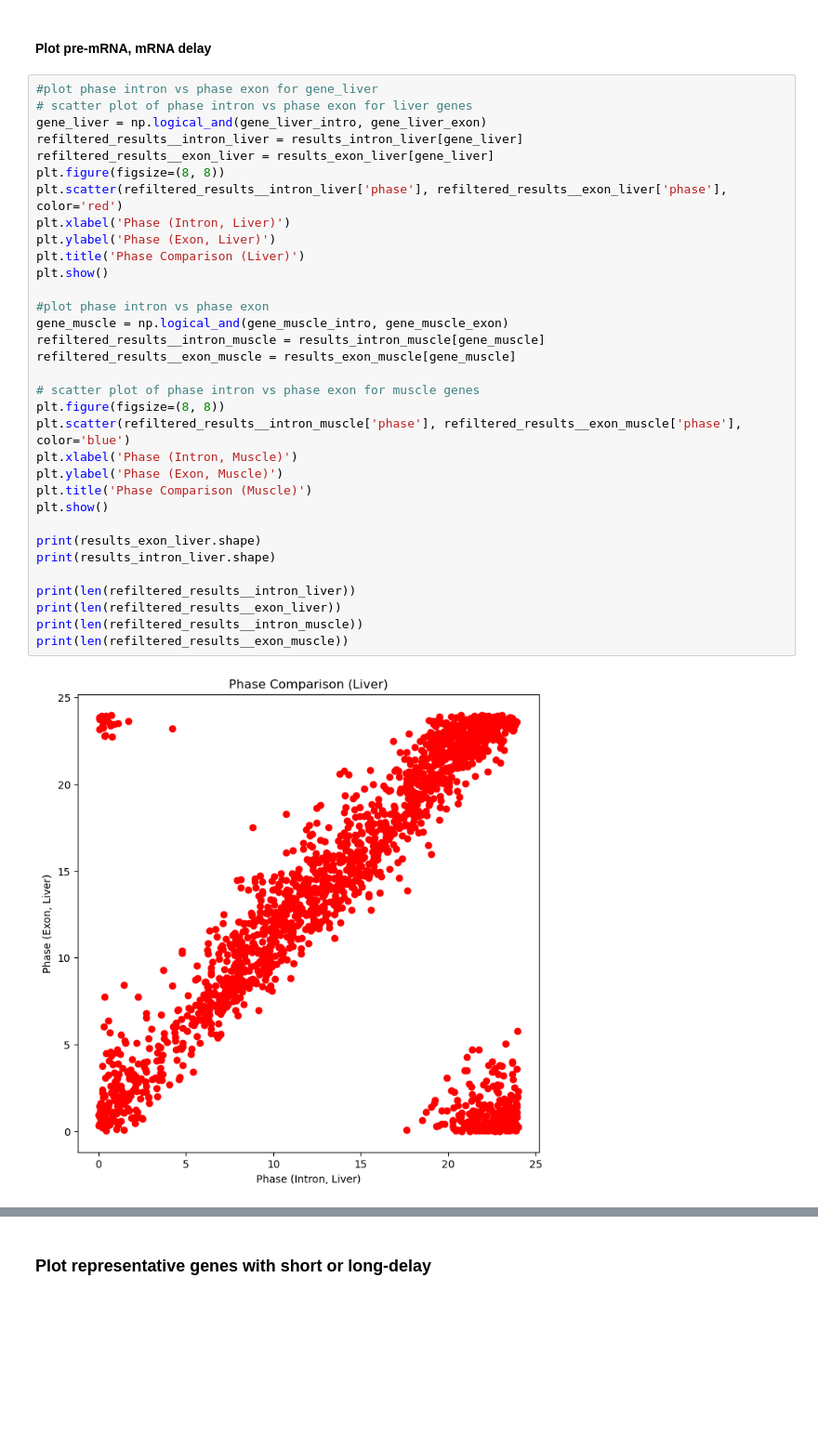
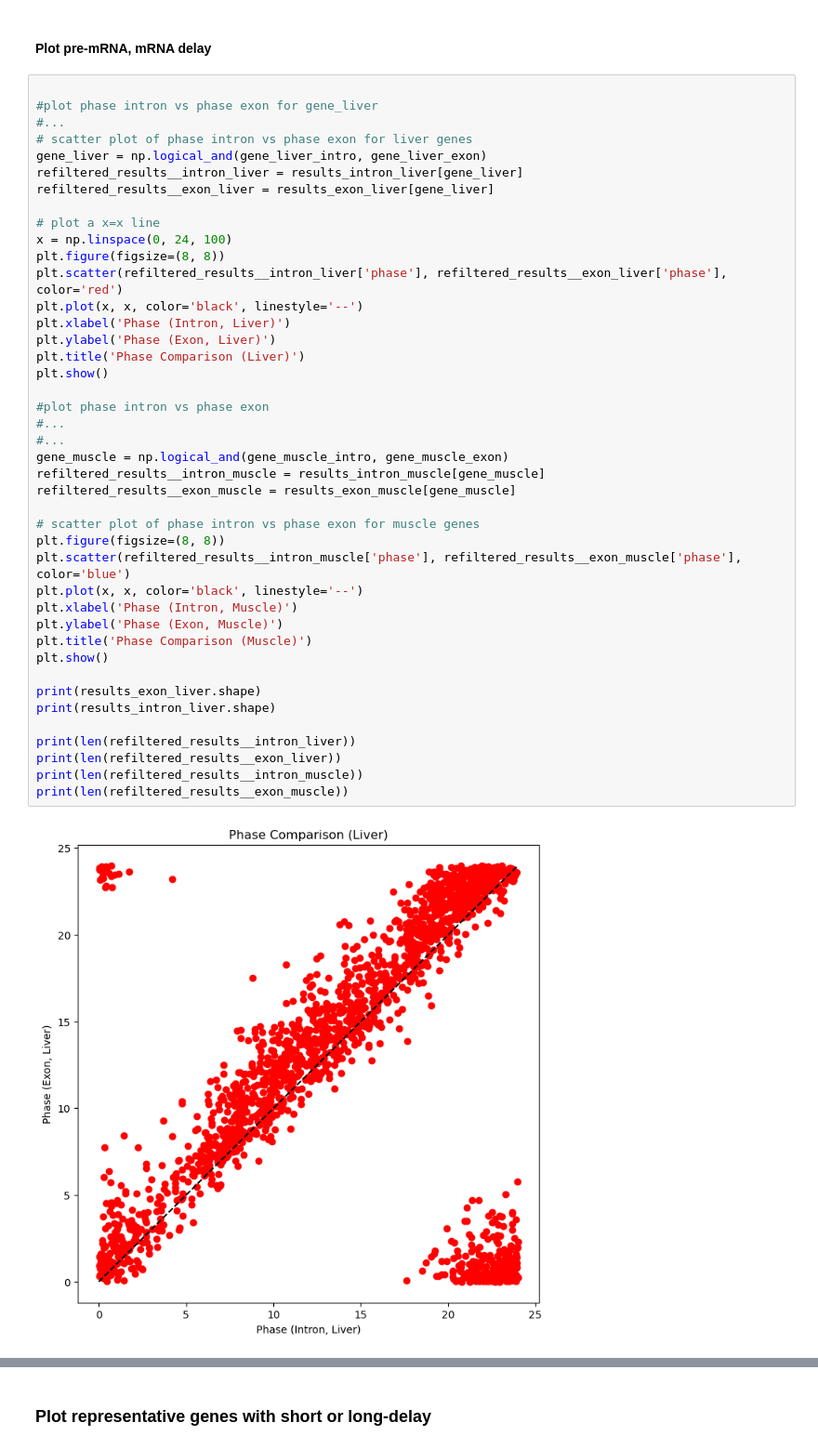
Before and after one commit to GregoirePachebat/group_18, a Jupyter notebook: Week11/Exercise_Week11_12_B_Exercises.ipynb, the cells around one changed output, grey strips where cells are left out. Shown at 93% size. Drawn from its saved outputs; the diff is of its cells as text; blank space fills up the shorter version.

```diff
--- a/Week11/Exercise_Week11_12_B_Exercises.ipynb
+++ b/Week11/Exercise_Week11_12_B_Exercises.ipynb
@@ -601,37 +604,46 @@ In conclusion, the plots show clear peak that goes with rythmic expression, goin
 # %% [markdown]
 #### Plot pre-mRNA, mRNA delay
 # %%
+
 #plot phase intron vs phase exon for gene_liver
+#...
 # scatter plot of phase intron vs phase exon for liver genes
 gene_liver = np.logical_and(gene_liver_intro, gene_liver_exon)
 refiltered_results__intron_liver = results_intron_liver[gene_liver]
 refiltered_results__exon_liver = results_exon_liver[gene_liver]
+
+# plot a x=x line
+x = np.linspace(0, 24, 100)
 plt.figure(figsize=(8, 8))
 plt.scatter(refiltered_results__intron_liver['phase'], refiltered_results__exon_liver['phase'], color='red')
+plt.plot(x, x, color='black', linestyle='--')
 plt.xlabel('Phase (Intron, Liver)')
 plt.ylabel('Phase (Exon, Liver)')
 plt.title('Phase Comparison (Liver)')
 plt.show()
 
 #plot phase intron vs phase exon
+#...
+#...
 gene_muscle = np.logical_and(gene_muscle_intro, gene_muscle_exon)
 refiltered_results__intron_muscle = results_intron_muscle[gene_muscle]
 refiltered_results__exon_muscle = results_exon_muscle[gene_muscle]
 
 # scatter plot of phase intron vs phase exon for muscle genes
 plt.figure(figsize=(8, 8))
 plt.scatter(refiltered_results__intron_muscle['phase'], refiltered_results__exon_muscle['phase'], color='blue')
+plt.plot(x, x, color='black', linestyle='--')
 plt.xlabel('Phase (Intron, Muscle)')
 plt.ylabel('Phase (Exon, Muscle)')
 plt.title('Phase Comparison (Muscle)')
 plt.show()
 
 print(results_exon_liver.shape)
 print(results_intron_liver.shape)
 
 print(len(refiltered_results__intron_liver))
 print(len(refiltered_results__exon_liver))
 print(len(refiltered_results__intron_muscle))
 print(len(refiltered_results__exon_muscle))
 # %% [output]
-[figure, old version]
+[figure, new version]
```
Also changed, not shown: parts of 19 cells of this notebook.
